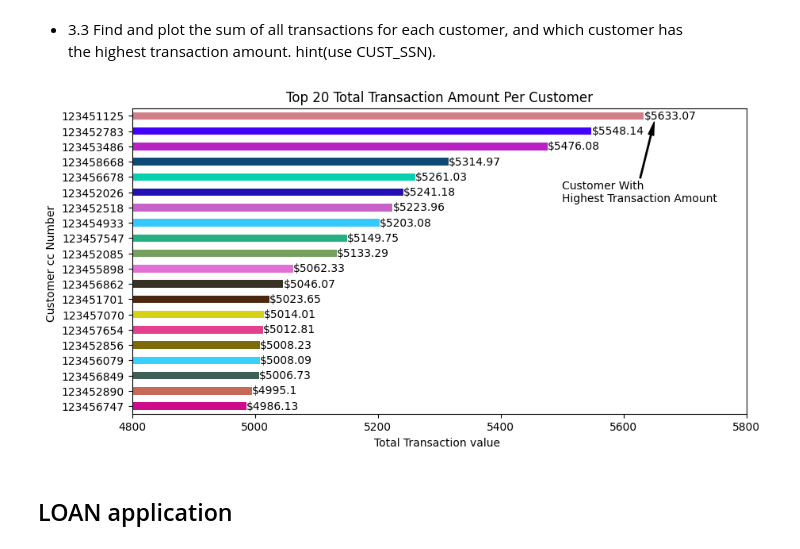
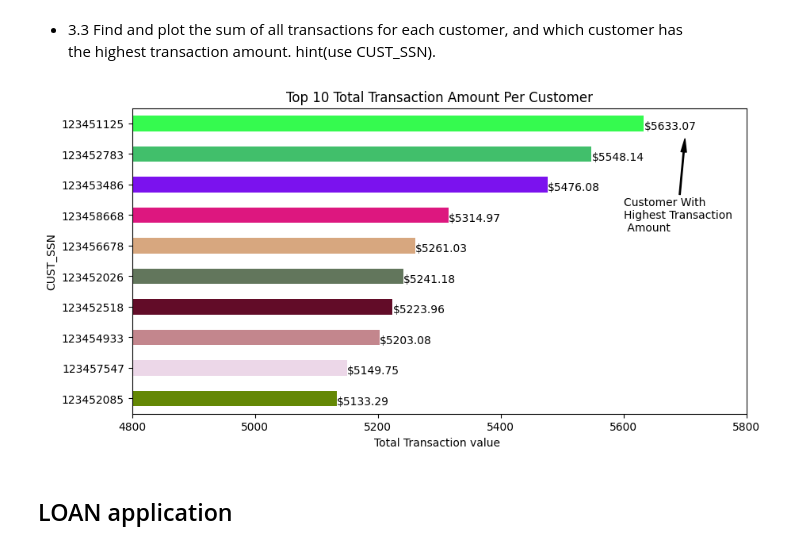
Before and after one commit to nighotY/capstone_project, a Jupyter notebook: dataeng_capstone.ipynb, the cells around one changed output. Drawn from its saved outputs; the diff is of its cells as text; code cells hidden in the pictures.

Commit message:
Added graphs for functional requirement 5
Added graphs for functional requirement 5.1,5.2,5.3,5.4.
Added updated requirement.txt file

```diff
--- a/dataeng_capstone.ipynb
+++ b/dataeng_capstone.ipynb
@@ -1008,30 +1010,29 @@ plot_total_cust_per_state()
      the highest transaction amount.
      hint(use CUST_SSN).
 # %%
-def plot_top_20_cust():
+def plot_top_10_cust():
     #inner join on custmer dataframe and credit card dataframe
     cust_cc_df=pd.merge(cust_df,cc_df,how='inner',left_on='CREDIT_CARD_NO',right_on='CUST_CC_NO')
-    top_20=cust_cc_df.groupby('CUST_SSN')['TRANSACTION_VALUE'] \
+    top_10=cust_cc_df.groupby('CUST_SSN')['TRANSACTION_VALUE'] \
                     .sum() \
-                    .sort_values().tail(20)
-    top_20_colors=colors(len(top_20))
-    top_20.plot(kind ='barh',figsize=(10,5),xlim=(4800,5800),color=top_20_colors)
-    plt.title("Top 20 Total Transaction Amount Per Customer")
-    for index,value in enumerate(top_20):
+                    .sort_values().tail(10)
+    top_10_colors=colors(len(top_10))
+    top_10.plot(kind ='barh',figsize=(10,5),xlim=(4800,5800),color=top_10_colors)
+    plt.title("Top 10 Total Transaction Amount Per Customer")
+    for index,value in enumerate(top_10):
         plt.text(value+.20,index-0.2,'$'+str(value))
     plt.xlabel("Total Transaction value ")
-    plt.ylabel("Customer cc Number ")
-    plt.annotate('Customer With \nHighest Transaction Amount',
-                xy=(5650,18.6),
-                xytext=(5500,14),
+    plt.annotate('Customer With \nHighest Transaction \n Amount',
+                xy=(5700,8.5),
+                xytext=(5600,6),
                 arrowprops=dict(facecolor='black',width=1,headwidth=5),
                 horizontalalignment='left',
                 verticalalignment='center')
     plt.show()
-# %%
-plot_top_20_cust()
-# %% [output]
-[figure, removed]
+# %%
+plot_top_10_cust()
+# %% [output]
+[figure, added]
 # %% [markdown]
 ## LOAN application
 # %% [markdown]
```
Also changed, not shown: parts of 22 cells of this notebook, 1 other file.
